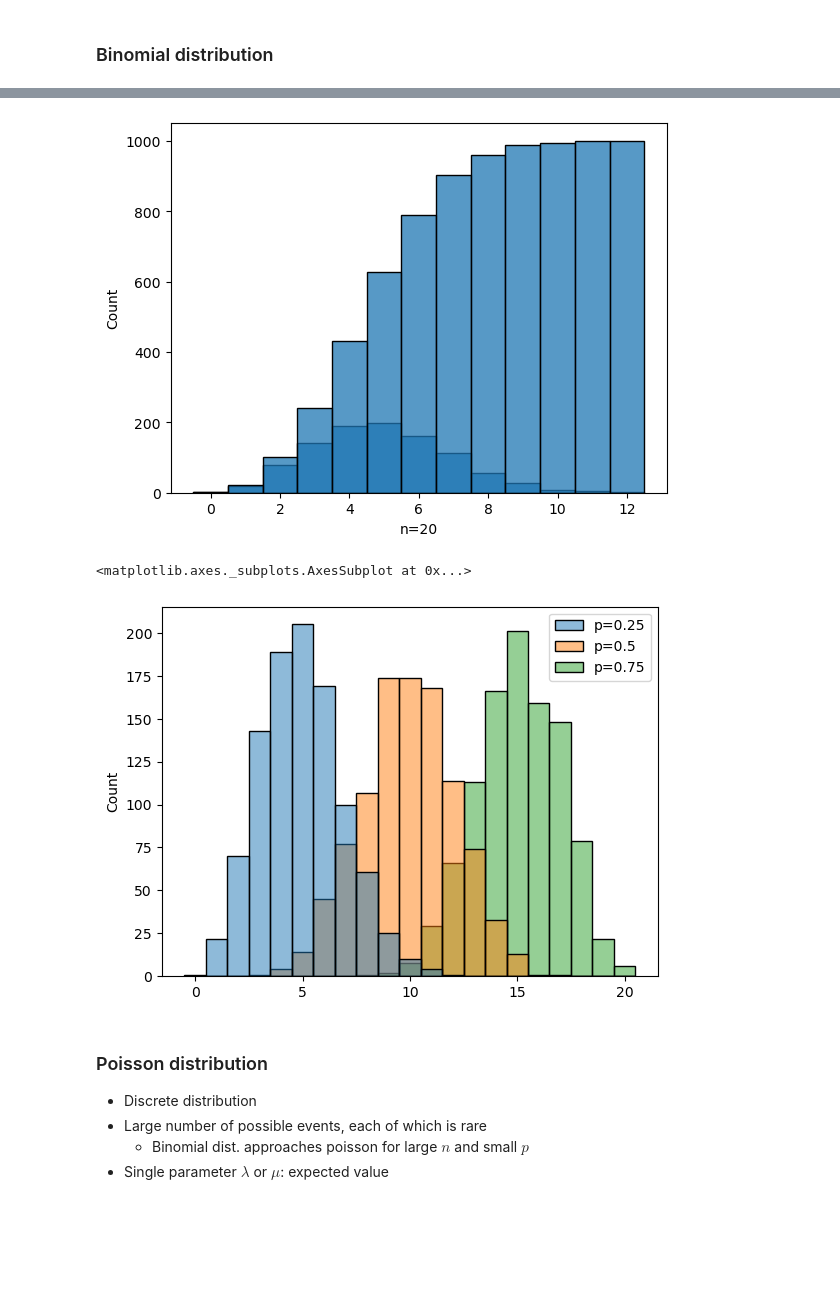
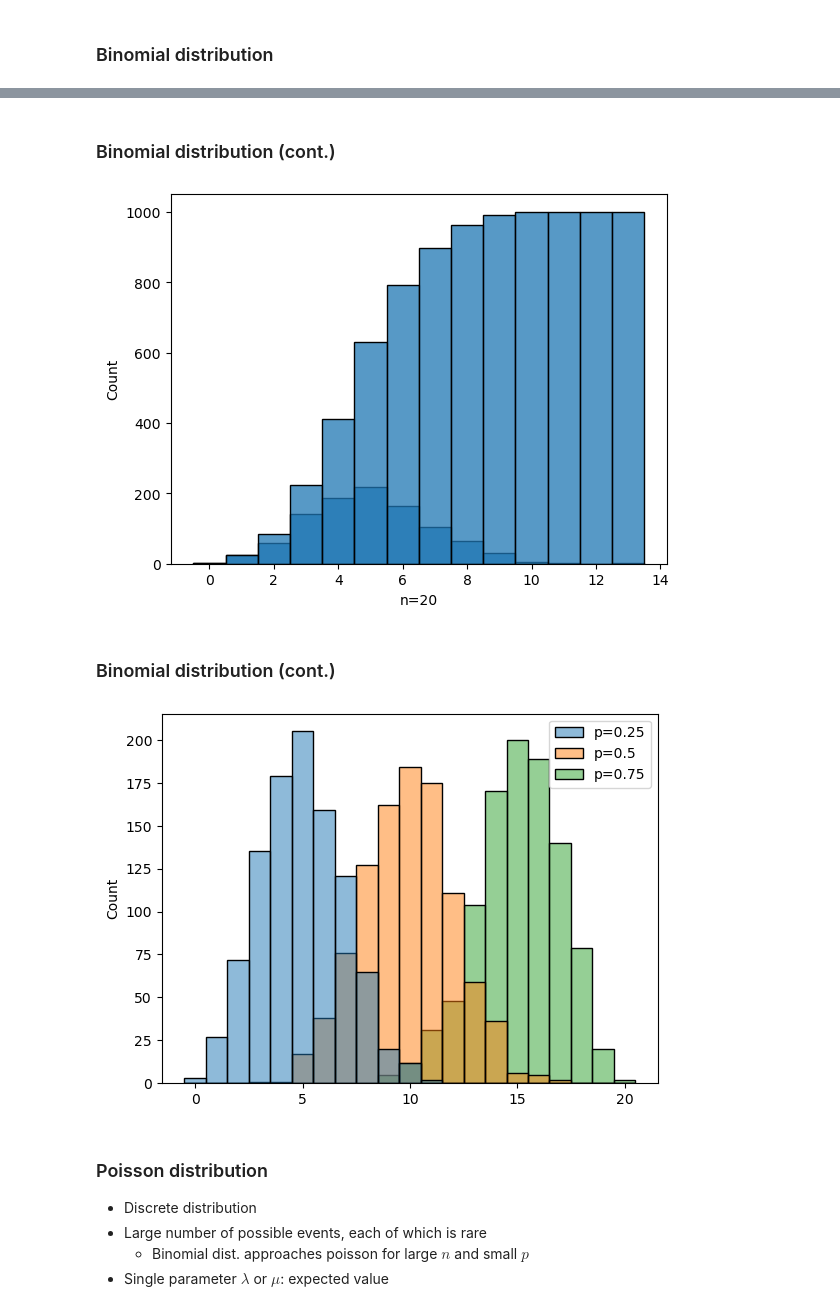
Before and after one commit to hielsnoppe/srh-tmda, a Jupyter notebook: slides/session5-1.ipynb, the cells around one changed output, grey strips where cells are left out. Saved outputs shown, nothing was run; the diff lists cells and outputs as text; code cells hidden in the pictures; blank space fills up the shorter version.

```diff
--- a/slides/session5-1.ipynb
+++ b/slides/session5-1.ipynb
@@ -113,19 +107,21 @@ sns.histplot(df, discrete=True, multiple='dodge'); None
+# %% [markdown]
+### Binomial distribution (cont.)
 # %%
 sns.histplot(df['n=20'], discrete=True)
-sns.histplot(df['n=20'], discrete=True, cumulative=True)
-None
+sns.histplot(df['n=20'], discrete=True, cumulative=True); None
 # %% [output]
-[figure, old version]
+[figure, new version]
+# %% [markdown]
+### Binomial distribution (cont.)
 # %%
 df = pd.DataFrame({
     'p=0.25': stats.binom.rvs(n=20, p=0.25, size=1000),
     'p=0.5': stats.binom.rvs(n=20, p=0.5, size=1000),
     'p=0.75': stats.binom.rvs(n=20, p=0.75, size=1000)
 })
-sns.histplot(df, discrete=True)
+sns.histplot(df, discrete=True); None
 # %% [output]
-<matplotlib.axes._subplots.AxesSubplot at 0x...>
-[figure, old version]
+[figure, new version]
 # %% [markdown]
 ### Poisson distribution
 
```
Also changed, not shown: parts of 20 cells of this notebook.
